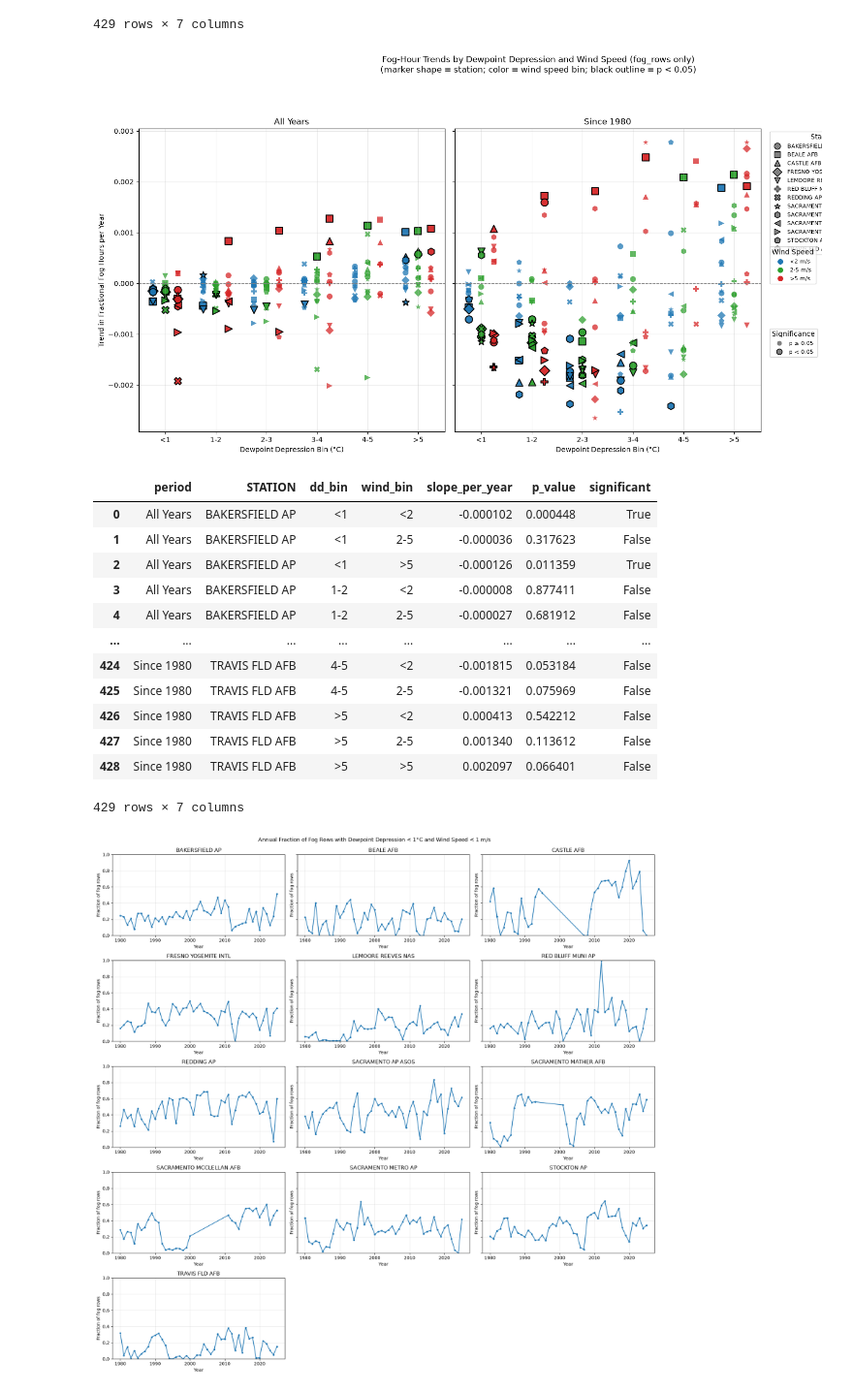
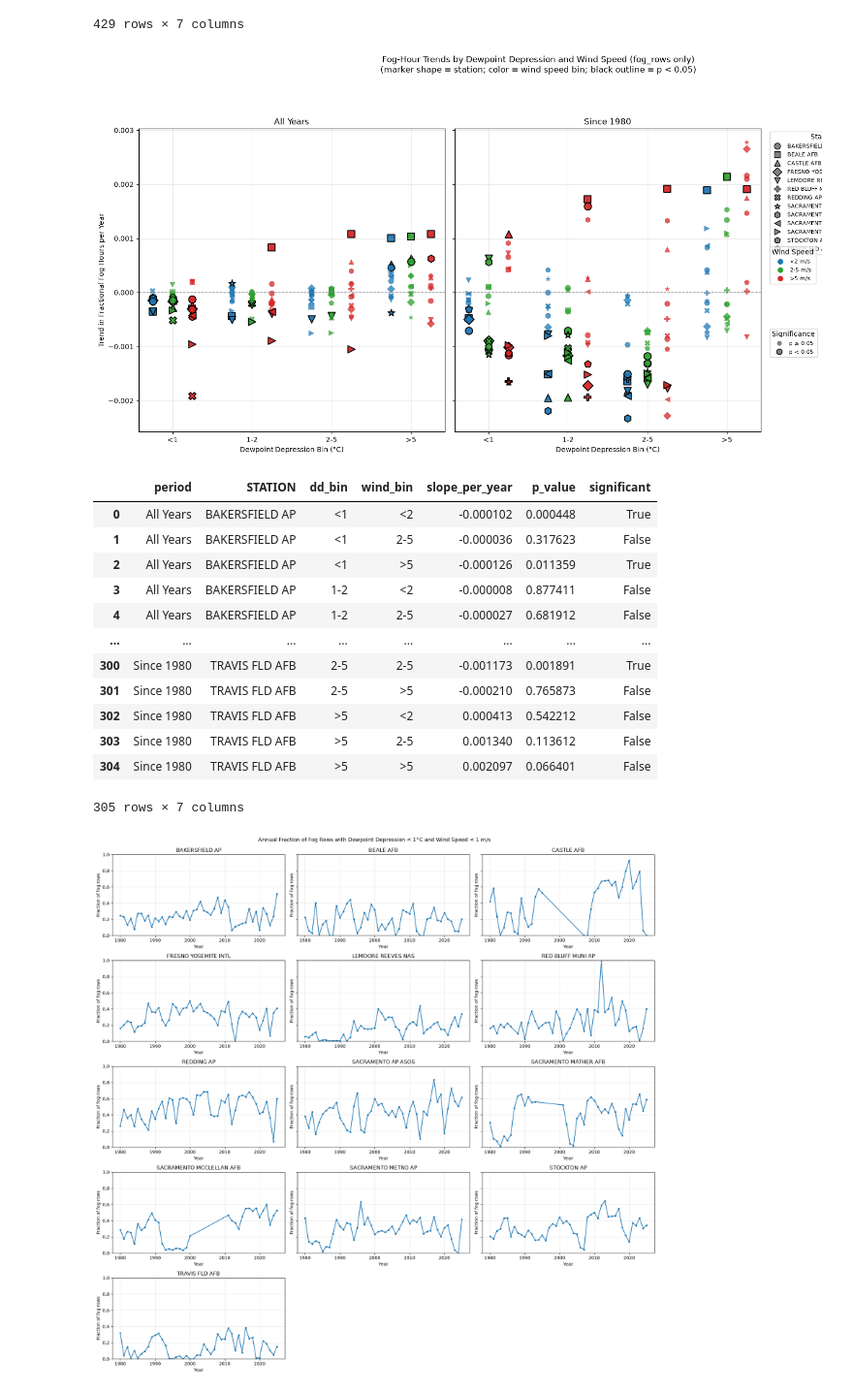
Before and after one commit to audfish/WQ2026, a Jupyter notebook: conditions_testing_simplified.ipynb, the cells around one changed output. Shown at 97% size. Cells and saved outputs as stored; diff of their text form; code cells hidden in the pictures.

```diff
--- a/conditions_testing_simplified.ipynb
+++ b/conditions_testing_simplified.ipynb
@@ -1333,19 +1484,14 @@ display(trend_fog_df.sort_values(["period", "STATION", "dd_bin", "wind_bin"]))
 # %%
 # Trends in fractional fog hours per year by dewpoint depression and wind speed bins,
 # using fog_rows only. Marker shape = station; color = wind bin; black outline = p < 0.05.
-
-fog_rows = CV_rows[
-    (pd.to_numeric(CV_rows["HourlyVisibility"], errors="coerce") < 1)
-    & (pd.to_numeric(CV_rows["HourlyPrecipitation"], errors="coerce") < 0.03)
-].copy()
 
 fr = fog_rows[["STATION", "year", "HourlyDewpointDepression", "HourlyWindSpeed"]].copy()
 for col in ["year", "HourlyDewpointDepression", "HourlyWindSpeed"]:
     fr[col] = pd.to_numeric(fr[col], errors="coerce")
 fr = fr.dropna(subset=["STATION", "year", "HourlyDewpointDepression", "HourlyWindSpeed"])
 
-fr_dd_edges = [-np.inf, 1, 2, 3, 4, 5, np.inf]
-fr_dd_labels = ["<1", "1-2", "2-3", "3-4", "4-5", ">5"]
+fr_dd_edges = [-np.inf, 1, 2, 5, np.inf]
+fr_dd_labels = ["<1", "1-2", "2-5", ">5"]
 fr_dd_positions = {label: i for i, label in enumerate(fr_dd_labels)}
 
 fr["dd_bin"] = pd.cut(fr["HourlyDewpointDepression"], bins=fr_dd_edges,
@@ -1437,34 +1583,34 @@ station_handles = [
     plt.Line2D([0], [0], marker=station_markers.get(st, "o"), color="w", label=st,
                markerfacecolor="gray", markeredgecolor="black", markersize=9)
     for st in fr_stations
 ]
 wind_handles = [
     plt.Line2D([0], [0], marker="o", color="w", label=f"{wl} m/s",
                markerfacecolor=wind_colors[wl], markersize=9)
     for wl in wind_bin_labels
 ]
 sig_handles = [
     plt.Line2D([0], [0], marker="o", color="w", label="p ≥ 0.05",
                markerfacecolor="gray", markersize=8),
     plt.Line2D([0], [0], marker="o", color="w", label="p < 0.05",
                markerfacecolor="gray", markeredgecolor="black", markersize=8),
 ]
 
 leg1 = axes[-1].legend(handles=station_handles, title="Station",
                        loc="upper left", bbox_to_anchor=(1.02, 1), fontsize=8)
 axes[-1].add_artist(leg1)
 leg2 = axes[-1].legend(handles=wind_handles, title="Wind Speed",
                        loc="upper left", bbox_to_anchor=(1.02, 0.62), fontsize=8)
 axes[-1].add_artist(leg2)
 axes[-1].legend(handles=sig_handles, title="Significance",
                 loc="upper left", bbox_to_anchor=(1.02, 0.35), fontsize=8)
 
 fig.tight_layout(rect=[0, 0, 0.82, 0.95])
 plt.show()
 
 display(fog_trend_df.sort_values(["period", "STATION", "dd_bin", "wind_bin"]))
 # %% [output]
-[figure, old version]
+[figure, new version]
 |  | period | STATION | dd_bin | wind_bin | slope_per_year | p_value | significant |
 | 0 | All Years | BAKERSFIELD AP | <1 | <2 | -0.000102 | 0.000448 | True |
 | 1 | All Years | BAKERSFIELD AP | <1 | 2-5 | -0.000036 | 0.317623 | False |
@@ -1472,12 +1618,12 @@ display(fog_trend_df.sort_values(["period", "STATION", "dd_bin", "wind_bin"]))
 | 3 | All Years | BAKERSFIELD AP | 1-2 | <2 | -0.000008 | 0.877411 | False |
 | 4 | All Years | BAKERSFIELD AP | 1-2 | 2-5 | -0.000027 | 0.681912 | False |
 | ... | ... | ... | ... | ... | ... | ... | ... |
-| 424 | Since 1980 | TRAVIS FLD AFB | 4-5 | <2 | -0.001815 | 0.053184 | False |
-| 425 | Since 1980 | TRAVIS FLD AFB | 4-5 | 2-5 | -0.001321 | 0.075969 | False |
-| 426 | Since 1980 | TRAVIS FLD AFB | >5 | <2 | 0.000413 | 0.542212 | False |
-| 427 | Since 1980 | TRAVIS FLD AFB | >5 | 2-5 | 0.001340 | 0.113612 | False |
-| 428 | Since 1980 | TRAVIS FLD AFB | >5 | >5 | 0.002097 | 0.066401 | False |
+| 300 | Since 1980 | TRAVIS FLD AFB | 2-5 | 2-5 | -0.001173 | 0.001891 | True |
+| 301 | Since 1980 | TRAVIS FLD AFB | 2-5 | >5 | -0.000210 | 0.765873 | False |
+| 302 | Since 1980 | TRAVIS FLD AFB | >5 | <2 | 0.000413 | 0.542212 | False |
+| 303 | Since 1980 | TRAVIS FLD AFB | >5 | 2-5 | 0.001340 | 0.113612 | False |
+| 304 | Since 1980 | TRAVIS FLD AFB | >5 | >5 | 0.002097 | 0.066401 | False |
-429 rows × 7 columns
+305 rows × 7 columns
 # %%
 # Use fog_rows if it contains the full data; DO NOT rebuild it from CV_rows.
 required_cols = {
```
Also changed, not shown: parts of 1 cell of this notebook.
